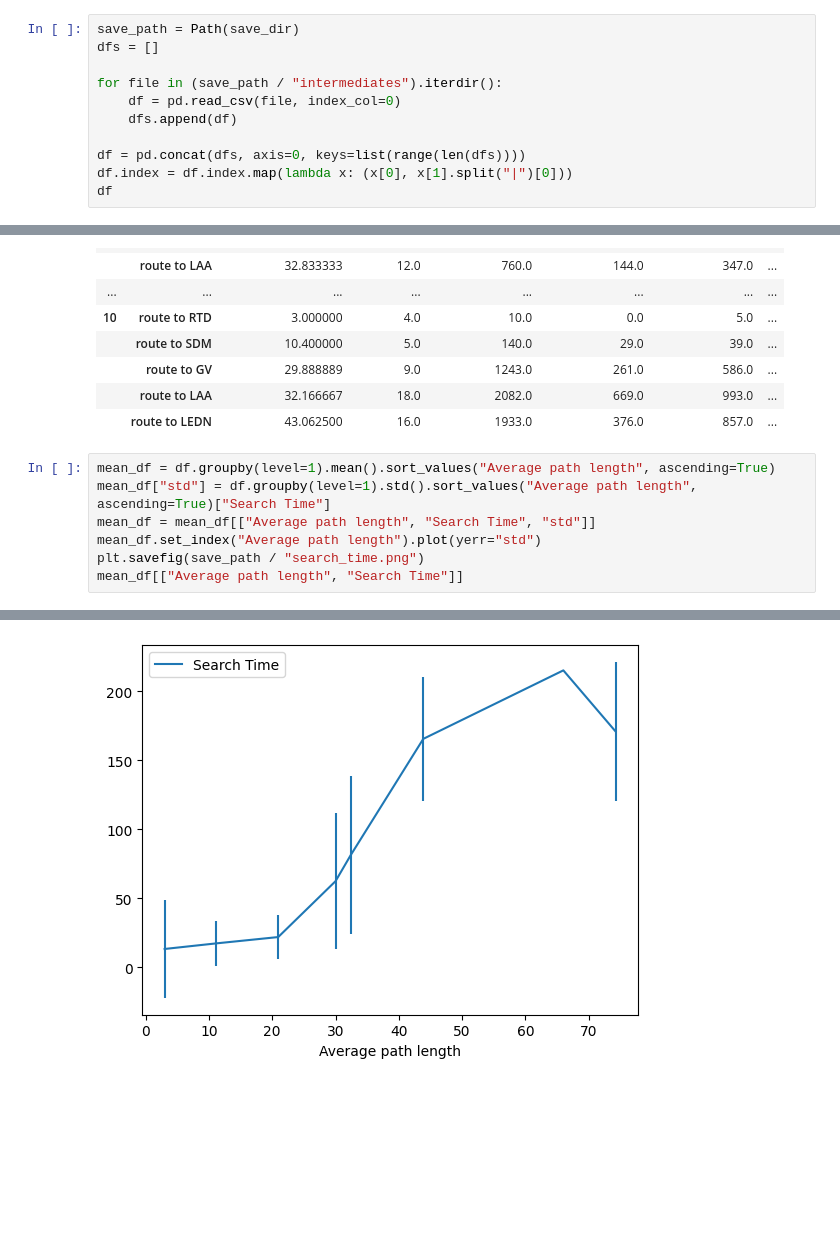
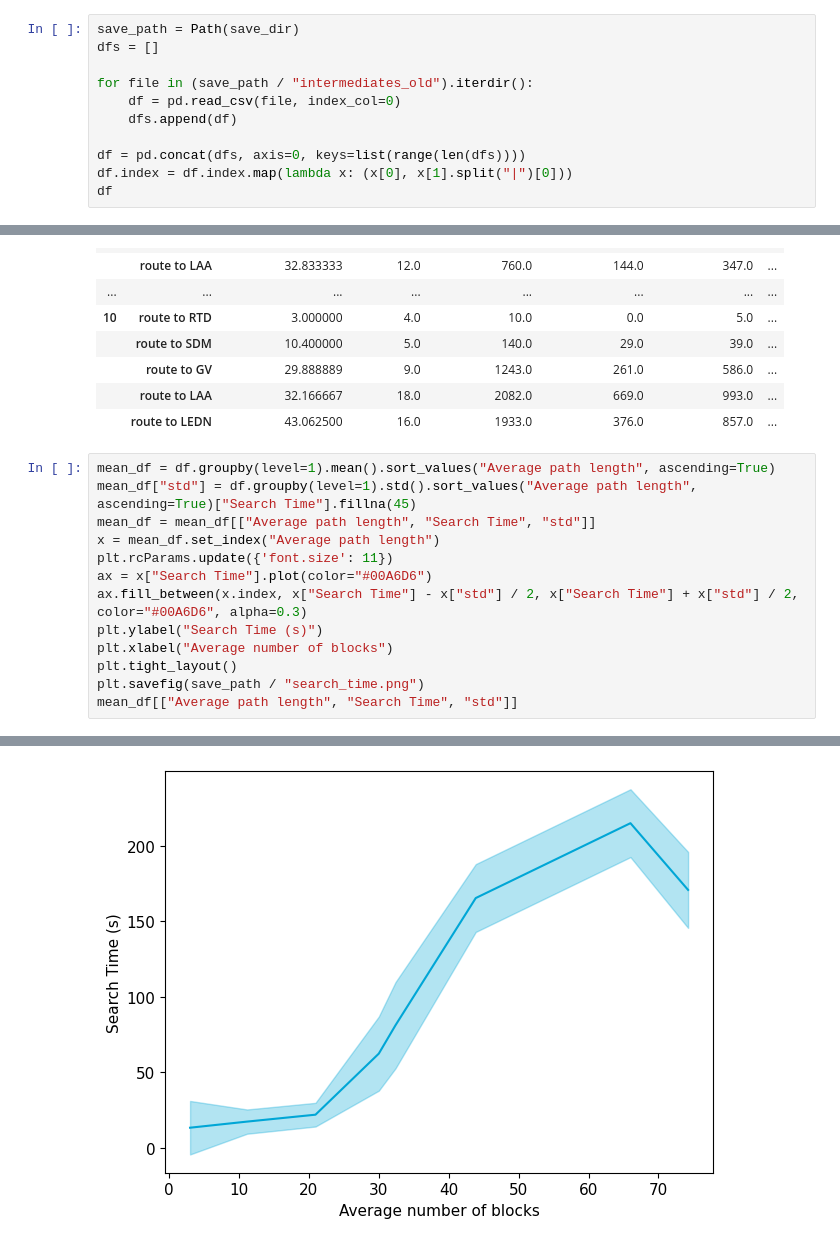
Before and after one commit to EricKemmeren/FlexSIPP, a Jupyter notebook: experiments/runtime.ipynb, the cells around one changed output, grey strips where cells are left out. Saved outputs shown, nothing was run; the diff lists cells and outputs as text; blank space fills up the shorter version.

```diff
--- a/experiments/runtime.ipynb
+++ b/experiments/runtime.ipynb
@@ -78,7 +78,7 @@ for scenario_file in unprocessed_scenarios:
 save_path = Path(save_dir)
 dfs = []
 
-for file in (save_path / "intermediates").iterdir():
+for file in (save_path / "intermediates_old").iterdir():
     df = pd.read_csv(file, index_col=0)
     dfs.append(df)
 
@@ -105,9 +105,15 @@ df
 |  | route to LEDN | 43.062500 | 16.0 | 1933.0 | 376.0 | 857.0 | ... |
 # %%
 mean_df = df.groupby(level=1).mean().sort_values("Average path length", ascending=True)
-mean_df["std"] = df.groupby(level=1).std().sort_values("Average path length", ascending=True)["Search Time"]
+mean_df["std"] = df.groupby(level=1).std().sort_values("Average path length", ascending=True)["Search Time"].fillna(45)
 mean_df = mean_df[["Average path length", "Search Time", "std"]]
-mean_df.set_index("Average path length").plot(yerr="std")
+x = mean_df.set_index("Average path length")
+plt.rcParams.update({'font.size': 11})
+ax = x["Search Time"].plot(color="#00A6D6")
+ax.fill_between(x.index, x["Search Time"] - x["std"] / 2, x["Search Time"] + x["std"] / 2, color="#00A6D6", alpha=0.3)
+plt.ylabel("Search Time (s)")
+plt.xlabel("Average number of blocks")
+plt.tight_layout()
 plt.savefig(save_path / "search_time.png")
-mean_df[["Average path length", "Search Time"]]
+mean_df[["Average path length", "Search Time", "std"]]
 # %% [output]
@@ -123 +129 @@ mean_df[["Average path length", "Search Time"]]
-[figure, old version]
+[figure, new version]
```
Also changed, not shown: parts of 1 cell of this notebook, 4 other files.
